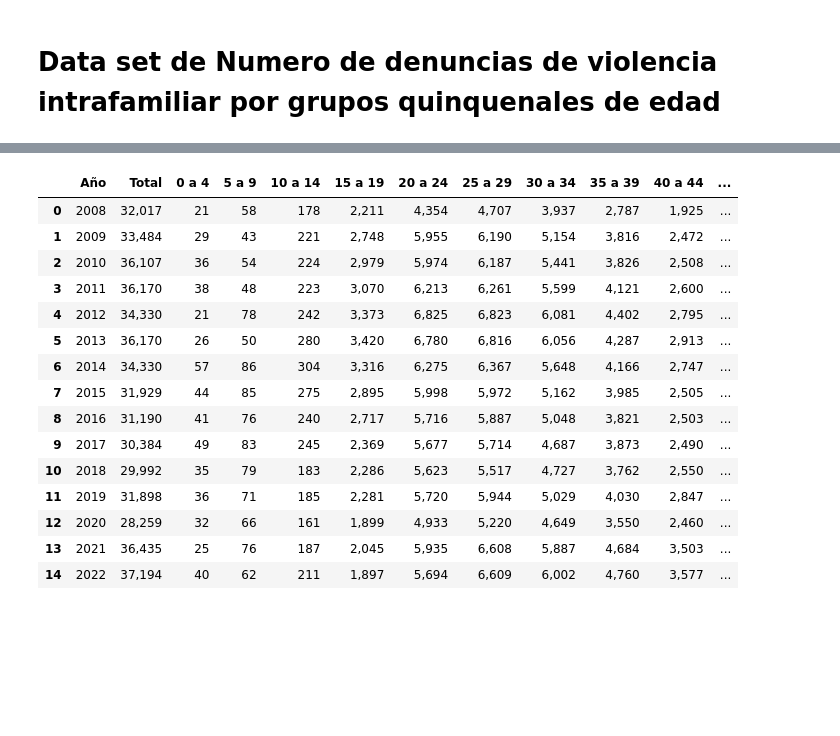
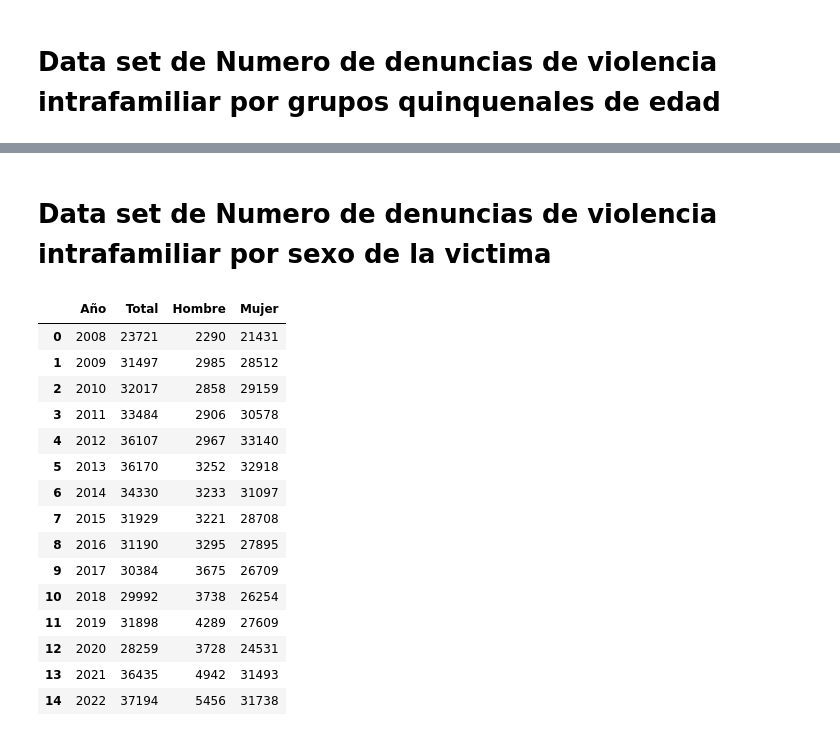
Before and after one commit to josuemj/INE-DataLab, a Jupyter notebook: data/test.ipynb, the cells around one changed output, grey strips where cells are left out. Saved outputs shown, nothing was run; the diff lists cells and outputs as text; code cells hidden in the pictures; blank space fills up the shorter version.

```diff
--- a/data/test.ipynb
+++ b/data/test.ipynb
@@ -30,0 +3,23 @@ divorcios
+# %%
+import pandas as pd
+
+def clean_numeric(df):
+    for col in df.columns:
+        df[col] = df[col].astype(str).str.replace(',', '').str.strip()
+        df[col] = pd.to_numeric(df[col], errors='coerce')
+    return df
+
+divorcios = pd.read_csv("Divorcios por departamento.csv")
+divorcios = clean_numeric(divorcios)
+
+#Renombrar coluimnas
+divorcios = divorcios.rename(columns={"República": "Total_Divorcios_Republica"})
+
+nuevos_nombres = {}
+for col in divorcios.columns:
+    if col not in ["Año", "Total_Divorcios_Republica"]:
+        nuevos_nombres[col] = f"{col}_Divorcios"
+
+divorcios = divorcios.rename(columns=nuevos_nombres)
+
+divorcios
@@ -78,20 +142,23 @@ num_intra_dep
+# %% [markdown]
+# Data set de Numero de denuncias de violencia intrafamiliar por sexo de la victima
 # %%
-por_edad = pd.read_csv("Numero de denuncias de violencia intrafamiliar por grupos quinquenales de edad.csv")
-por_edad
+por_sexo = pd.read_csv("Numero de denuncias de violencia intrafamiliar por sexo de la victima.csv")
+por_sexo = clean_numeric(por_sexo)
+por_sexo
 # %% [output]
-|  | Año | Total | 0 a 4 | 5 a 9 | 10 a 14 | 15 a 19 | 20 a 24 | 25 a 29 | 30 a 34 | 35 a 39 | 40 a 44 | ... |
-| 0 | 2008 | 32,017 | 21 | 58 | 178 | 2,211 | 4,354 | 4,707 | 3,937 | 2,787 | 1,925 | ... |
-| 1 | 2009 | 33,484 | 29 | 43 | 221 | 2,748 | 5,955 | 6,190 | 5,154 | 3,816 | 2,472 | ... |
-| 2 | 2010 | 36,107 | 36 | 54 | 224 | 2,979 | 5,974 | 6,187 | 5,441 | 3,826 | 2,508 | ... |
-| 3 | 2011 | 36,170 | 38 | 48 | 223 | 3,070 | 6,213 | 6,261 | 5,599 | 4,121 | 2,600 | ... |
-| 4 | 2012 | 34,330 | 21 | 78 | 242 | 3,373 | 6,825 | 6,823 | 6,081 | 4,402 | 2,795 | ... |
-| 5 | 2013 | 36,170 | 26 | 50 | 280 | 3,420 | 6,780 | 6,816 | 6,056 | 4,287 | 2,913 | ... |
-| 6 | 2014 | 34,330 | 57 | 86 | 304 | 3,316 | 6,275 | 6,367 | 5,648 | 4,166 | 2,747 | ... |
-| 7 | 2015 | 31,929 | 44 | 85 | 275 | 2,895 | 5,998 | 5,972 | 5,162 | 3,985 | 2,505 | ... |
-| 8 | 2016 | 31,190 | 41 | 76 | 240 | 2,717 | 5,716 | 5,887 | 5,048 | 3,821 | 2,503 | ... |
-| 9 | 2017 | 30,384 | 49 | 83 | 245 | 2,369 | 5,677 | 5,714 | 4,687 | 3,873 | 2,490 | ... |
-| 10 | 2018 | 29,992 | 35 | 79 | 183 | 2,286 | 5,623 | 5,517 | 4,727 | 3,762 | 2,550 | ... |
-| 11 | 2019 | 31,898 | 36 | 71 | 185 | 2,281 | 5,720 | 5,944 | 5,029 | 4,030 | 2,847 | ... |
-| 12 | 2020 | 28,259 | 32 | 66 | 161 | 1,899 | 4,933 | 5,220 | 4,649 | 3,550 | 2,460 | ... |
-| 13 | 2021 | 36,435 | 25 | 76 | 187 | 2,045 | 5,935 | 6,608 | 5,887 | 4,684 | 3,503 | ... |
-| 14 | 2022 | 37,194 | 40 | 62 | 211 | 1,897 | 5,694 | 6,609 | 6,002 | 4,760 | 3,577 | ... |
+|  | Año | Total | Hombre | Mujer |
+| 0 | 2008 | 23721 | 2290 | 21431 |
+| 1 | 2009 | 31497 | 2985 | 28512 |
+| 2 | 2010 | 32017 | 2858 | 29159 |
+| 3 | 2011 | 33484 | 2906 | 30578 |
+| 4 | 2012 | 36107 | 2967 | 33140 |
+| 5 | 2013 | 36170 | 3252 | 32918 |
+| 6 | 2014 | 34330 | 3233 | 31097 |
+| 7 | 2015 | 31929 | 3221 | 28708 |
+| 8 | 2016 | 31190 | 3295 | 27895 |
+| 9 | 2017 | 30384 | 3675 | 26709 |
+| 10 | 2018 | 29992 | 3738 | 26254 |
+| 11 | 2019 | 31898 | 4289 | 27609 |
+| 12 | 2020 | 28259 | 3728 | 24531 |
+| 13 | 2021 | 36435 | 4942 | 31493 |
+| 14 | 2022 | 37194 | 5456 | 31738 |
```
Also changed, not shown: parts of 8 cells of this notebook, 1 other file.
